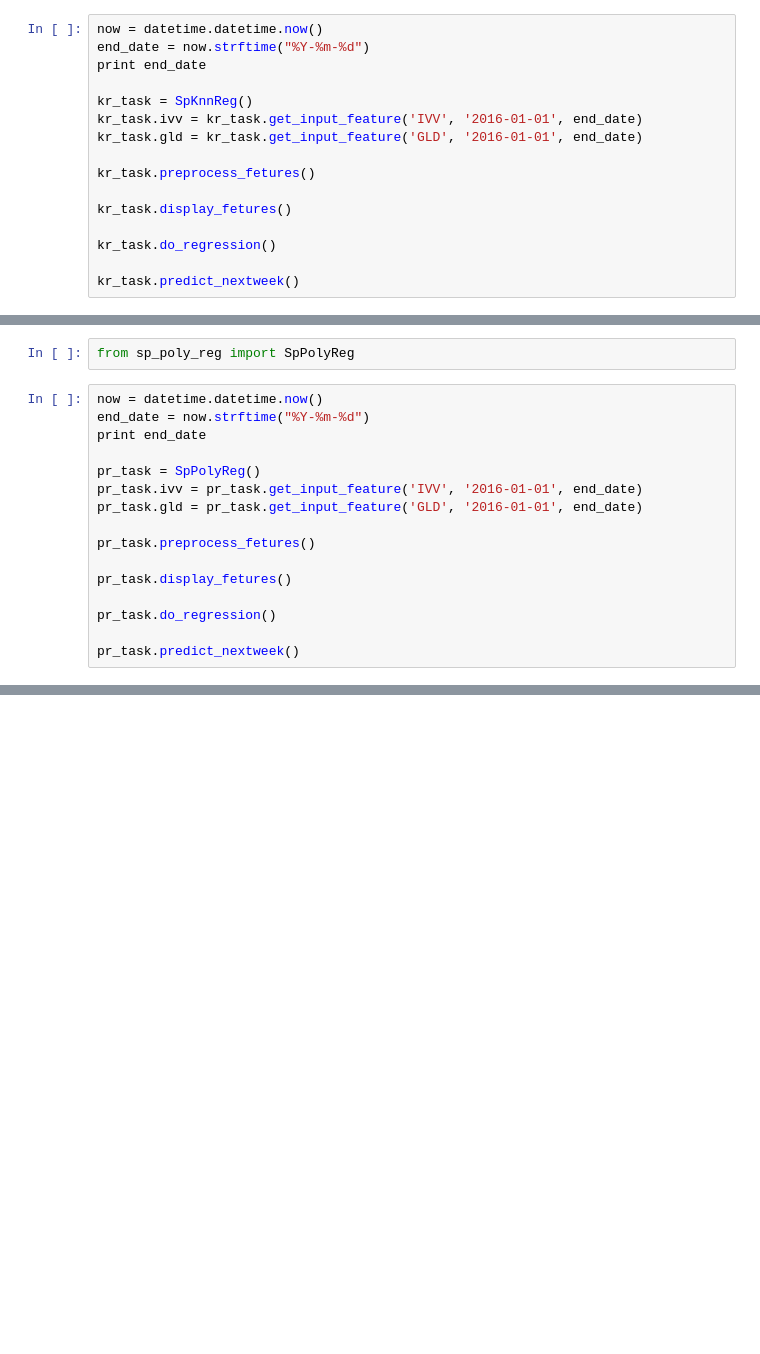
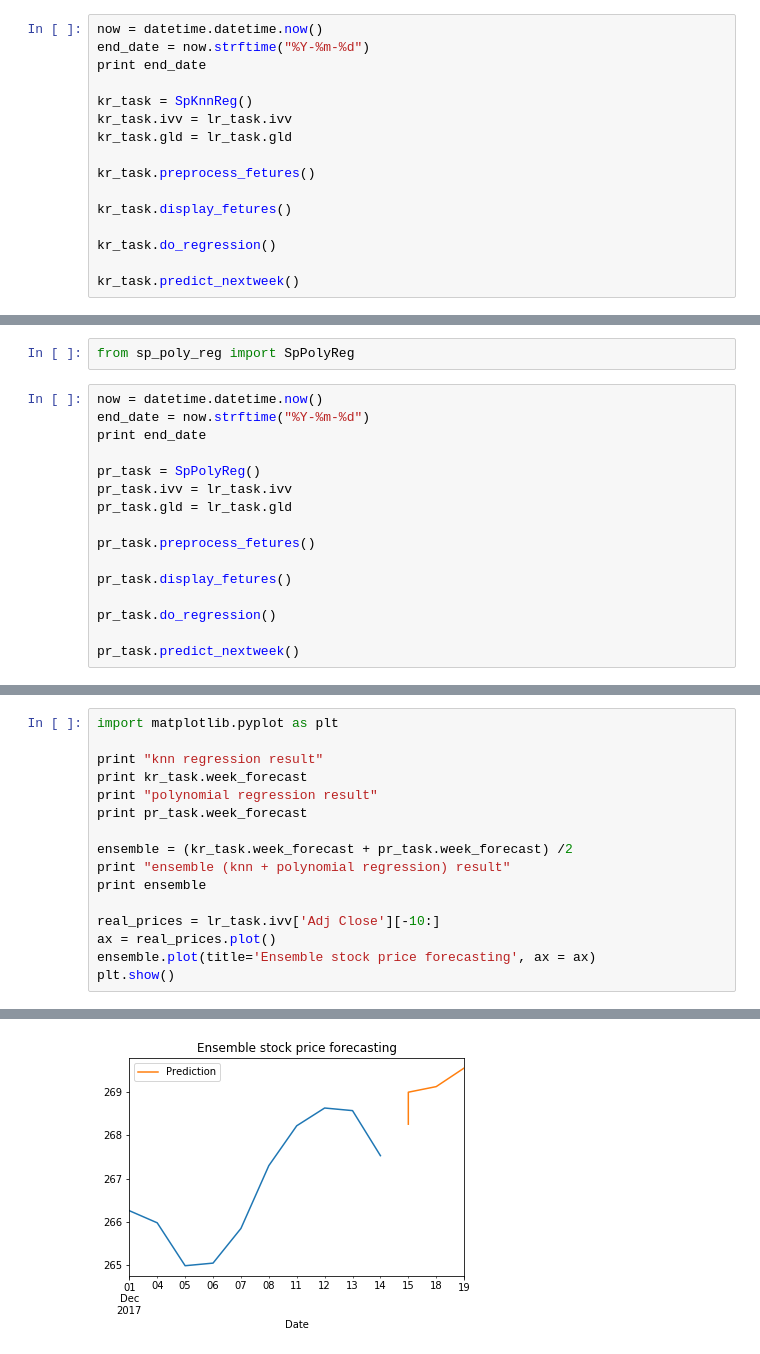
Before and after one commit to Chris-lee-cp/capstone, a Jupyter notebook: sp_main.ipynb, the cells around one changed output, grey strips where cells are left out. Cells and saved outputs as stored; diff of their text form; blank space fills up the shorter version.

Commit message:
add ensemble forecasting

```diff
--- a/sp_main.ipynb
+++ b/sp_main.ipynb
@@ -17,8 +94,8 @@ end_date = now.strftime("%Y-%m-%d")
 print end_date
 
 kr_task = SpKnnReg()
-kr_task.ivv = kr_task.get_input_feature('IVV', '2016-01-01', end_date)
-kr_task.gld = kr_task.get_input_feature('GLD', '2016-01-01', end_date)
+kr_task.ivv = lr_task.ivv
+kr_task.gld = lr_task.gld
 
 kr_task.preprocess_fetures()
 
@@ -162,8 +154,8 @@ end_date = now.strftime("%Y-%m-%d")
 print end_date
 
 pr_task = SpPolyReg()
-pr_task.ivv = pr_task.get_input_feature('IVV', '2016-01-01', end_date)
-pr_task.gld = pr_task.get_input_feature('GLD', '2016-01-01', end_date)
+pr_task.ivv = lr_task.ivv
+pr_task.gld = lr_task.gld
 
 pr_task.preprocess_fetures()
 
@@ -221,3 +211,20 @@ Variance score: -0.64
 [figure]
 [figure]
 ... (5 outputs left out)
+# %%
+import matplotlib.pyplot as plt
+
+print "knn regression result"
+print kr_task.week_forecast
+print "polynomial regression result"
+print pr_task.week_forecast
+
+ensemble = (kr_task.week_forecast + pr_task.week_forecast) /2
+print "ensemble (knn + polynomial regression) result"
+print ensemble
+
+real_prices = lr_task.ivv['Adj Close'][-10:]
+ax = real_prices.plot()
+ensemble.plot(title='Ensemble stock price forecasting', ax = ax)
+plt.show()
+# %% [output]
@@ -223,0 +248 @@ Variance score: -0.64
+[figure, added]
```
Also changed, not shown: parts of 9 cells of this notebook, 3 other files.
